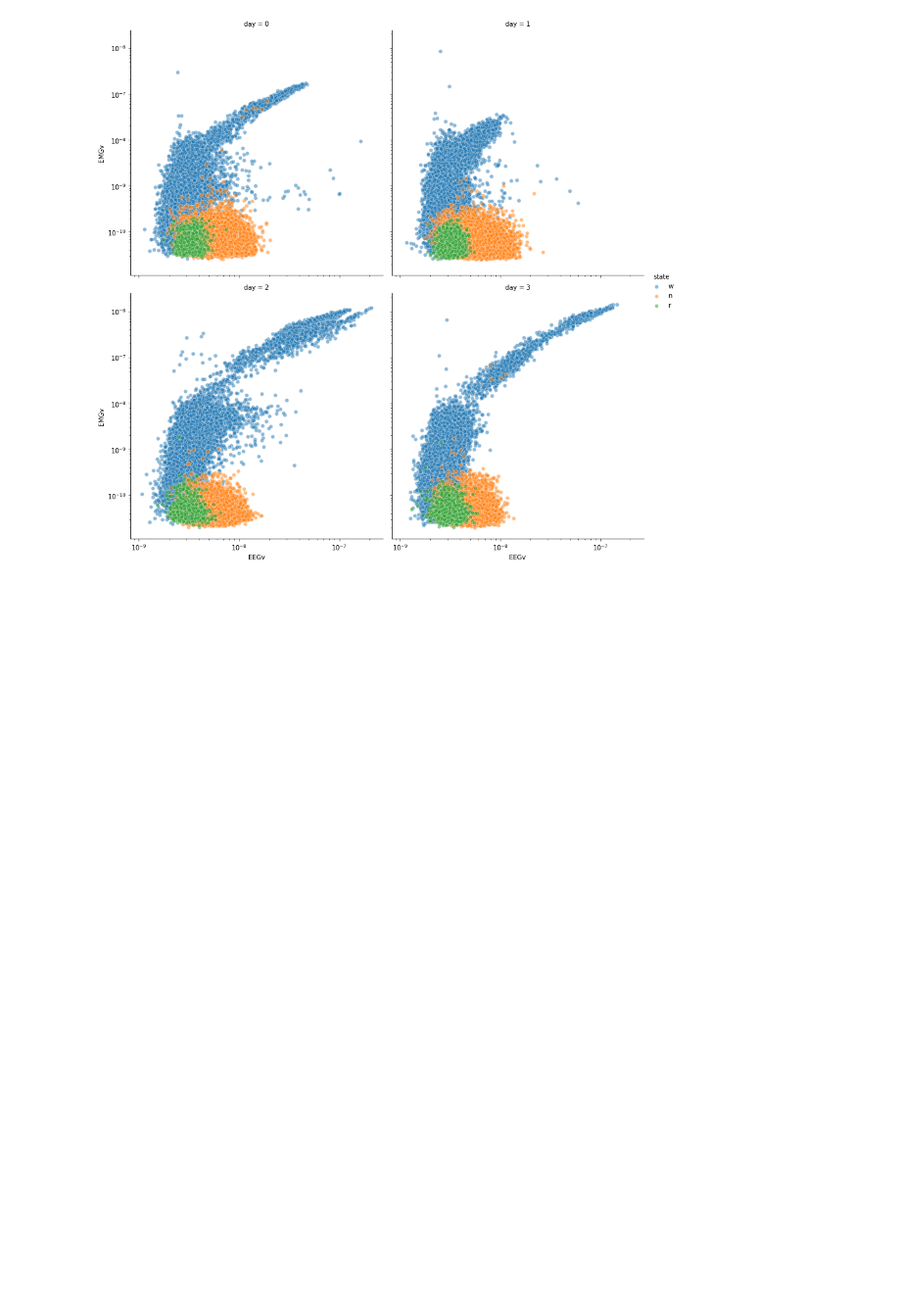
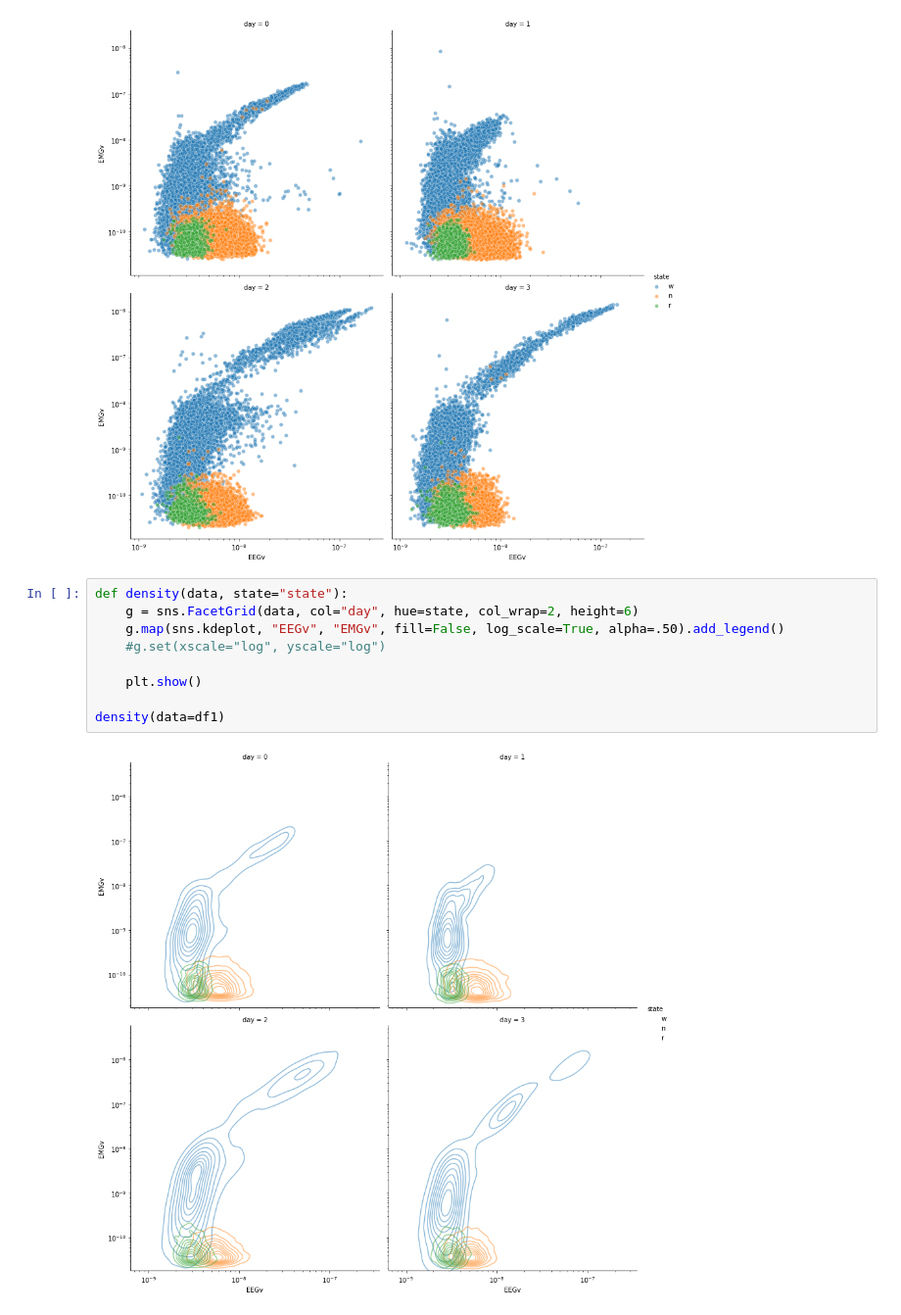
Before and after one commit to epfl-ML/project2-code, a Jupyter notebook: data_analysis.ipynb, the cells around one changed output. Shown at 98% size. Saved outputs shown, nothing was run; the diff lists cells and outputs as text; blank space fills up the shorter version.

Commit message:
Add density plot to data analysis

```diff
--- a/data_analysis.ipynb
+++ b/data_analysis.ipynb
@@ -100,3 +100,14 @@ def scatter(data, state="state"):
 scatter(data=df1)
 # %% [output]
 [figure]
+# %%
+def density(data, state="state"):
+    g = sns.FacetGrid(data, col="day", hue=state, col_wrap=2, height=6)
+    g.map(sns.kdeplot, "EEGv", "EMGv", fill=False, log_scale=True, alpha=.50).add_legend()
+    #g.set(xscale="log", yscale="log")
+
+    plt.show()
+
+density(data=df1)
+# %% [output]
+[figure, added]
```
